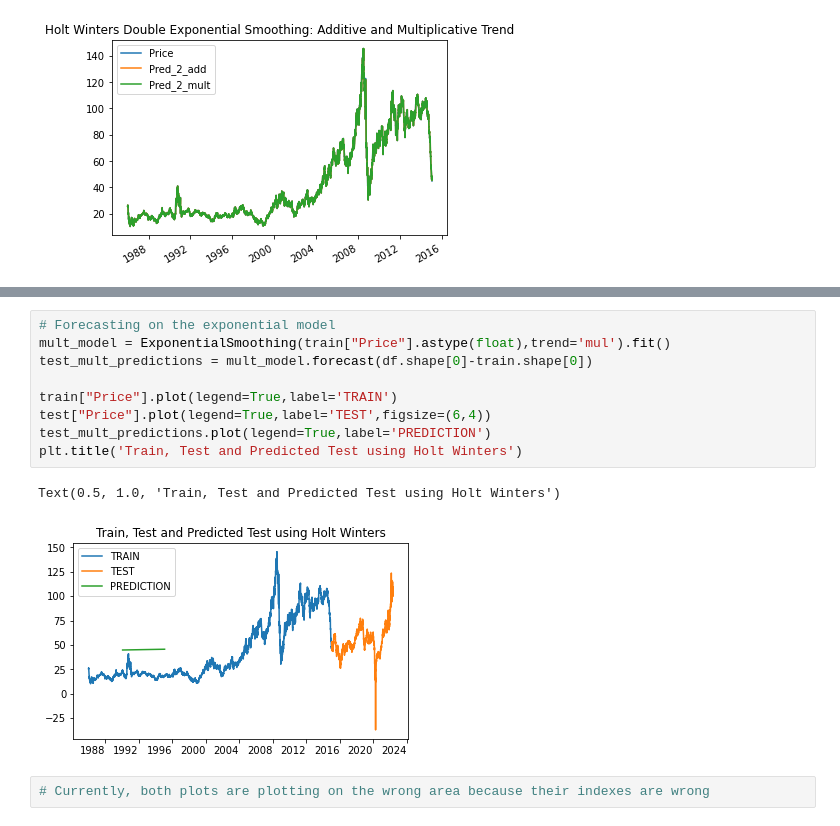
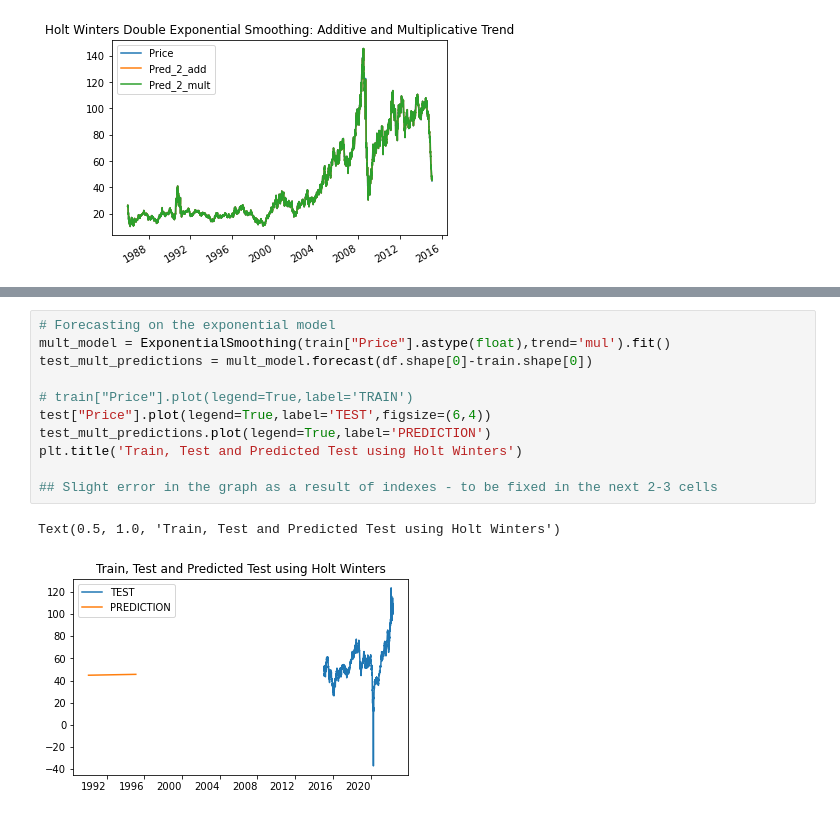
Before and after one commit to luketankh/LevelUp-, a Jupyter notebook: ARIMA.ipynb, the cells around one changed output, grey strips where cells are left out. Saved outputs shown, nothing was run; the diff lists cells and outputs as text.

```diff
--- a/ARIMA.ipynb
+++ b/ARIMA.ipynb
@@ -279,14 +284,14 @@ Text(0.5, 1.0, 'Train, Test and Predicted Test using Holt Winters')
 # %%
 # Forecasting on the exponential model
 mult_model = ExponentialSmoothing(train["Price"].astype(float),trend='mul').fit()
 test_mult_predictions = mult_model.forecast(df.shape[0]-train.shape[0])
 
-train["Price"].plot(legend=True,label='TRAIN')
+# train["Price"].plot(legend=True,label='TRAIN')
 test["Price"].plot(legend=True,label='TEST',figsize=(6,4))
 test_mult_predictions.plot(legend=True,label='PREDICTION')
 plt.title('Train, Test and Predicted Test using Holt Winters')
+
+## Slight error in the graph as a result of indexes - to be fixed in the next 2-3 cells
 # %% [output]
 Text(0.5, 1.0, 'Train, Test and Predicted Test using Holt Winters')
-[figure, old version]
+[figure, new version]
-# %%
-# Currently, both plots are plotting on the wrong area because their indexes are wrong
```
Also changed, not shown: parts of 4 cells of this notebook.
